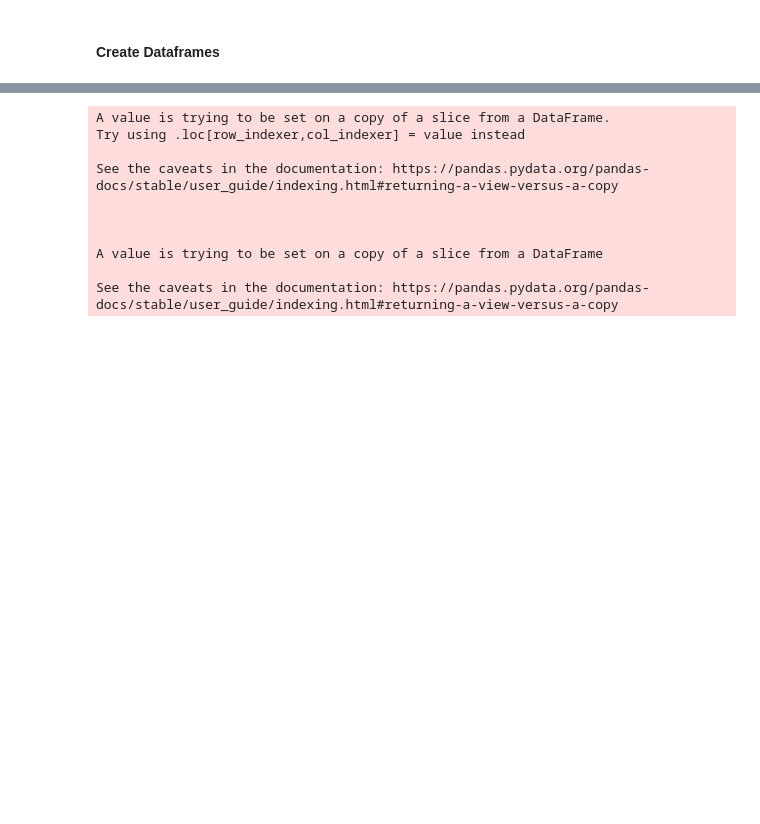
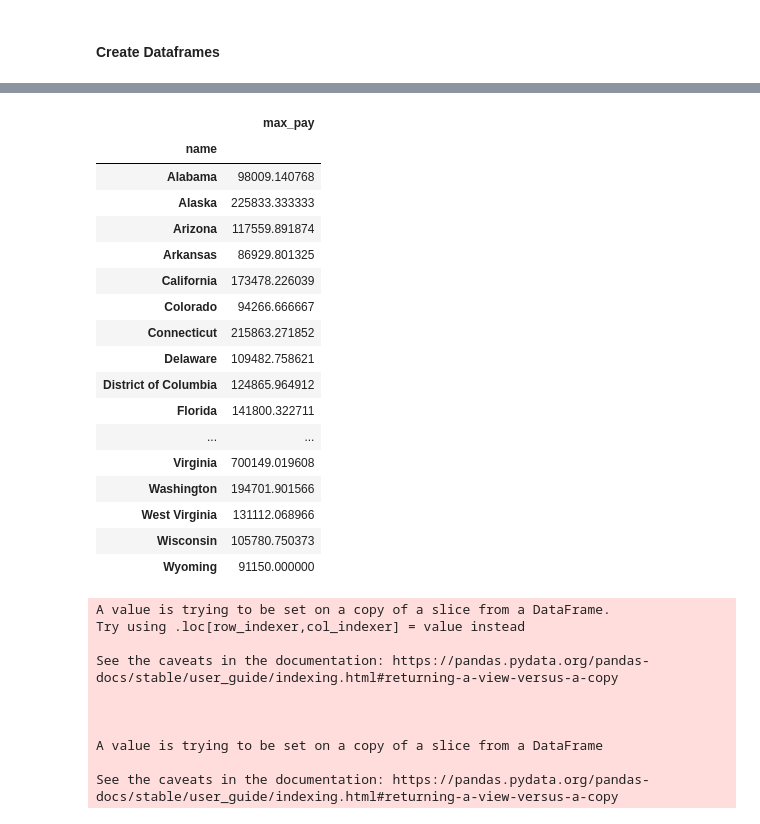
Before and after one commit to jedc4xer/abs_group_assessment, a Jupyter notebook: jeds_visualizations.ipynb, the cells around one changed output, grey strips where cells are left out. Drawn from its saved outputs; the diff is of its cells as text; code cells hidden in the pictures; blank space fills up the shorter version.

```diff
--- a/jeds_visualizations.ipynb
+++ b/jeds_visualizations.ipynb
@@ -48,3 +64,28 @@ comp_sum_df[(comp_sum_df.payann != 0) & (comp_sum_df.gender != 'Total') & (comp_
+# %%
+comp_sum_subset_agg = comp_sum_subset.groupby(
+    by = ['name']
+        )[['avg_pay']].agg(max_pay = ('avg_pay','max'))
+
+comp_sum_subset_agg
+# %% [output]
+|  | max_pay |
+| name |  |
+| Alabama | 98009.140768 |
+| Alaska | 225833.333333 |
+| Arizona | 117559.891874 |
+| Arkansas | 86929.801325 |
+| California | 173478.226039 |
+| Colorado | 94266.666667 |
+| Connecticut | 215863.271852 |
+| Delaware | 109482.758621 |
+| District of Columbia | 124865.964912 |
+| Florida | 141800.322711 |
+| ... | ... |
+| Virginia | 700149.019608 |
+| Washington | 194701.901566 |
+| West Virginia | 131112.068966 |
+| Wisconsin | 105780.750373 |
+| Wyoming | 91150.000000 |
 # %%
 def jeds_first_plot(comp_sum_df):
     import matplotlib.pyplot as plt
```
Also changed, not shown: parts of 2 cells of this notebook, 1 other file.
